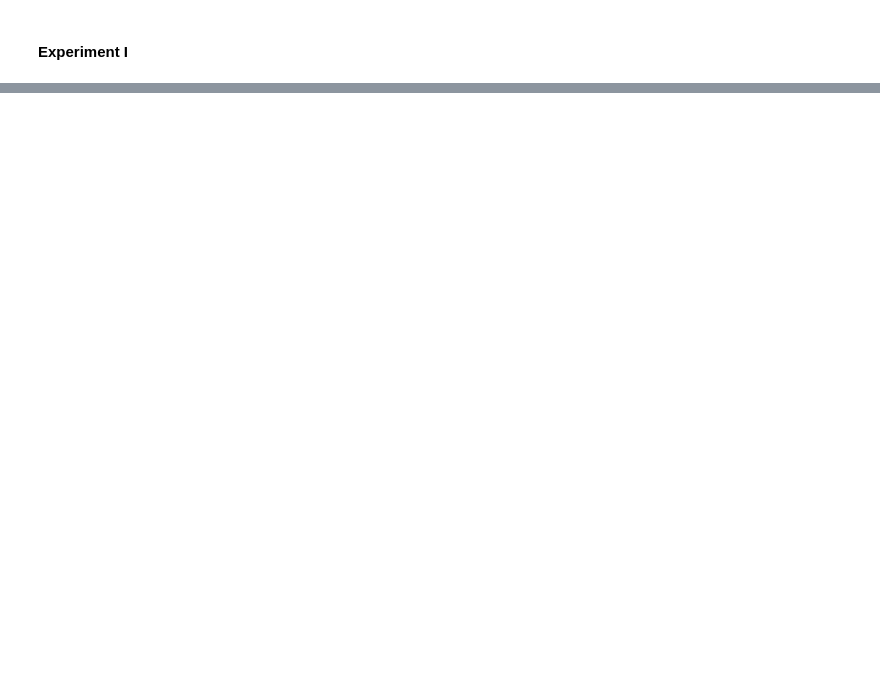
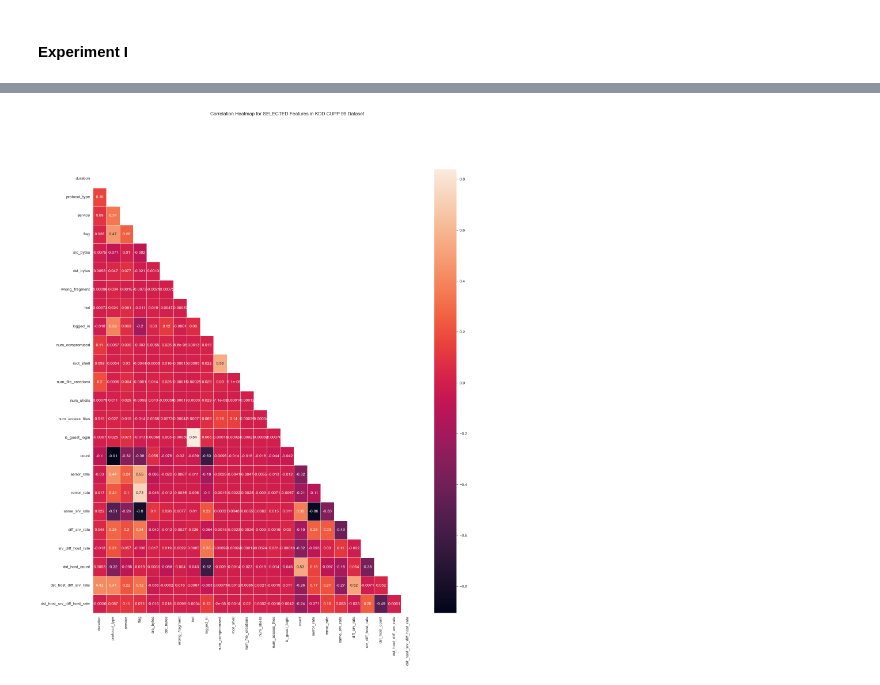
Before and after one commit to Anthony7703/research_project, a Jupyter notebook: ResearchProjectCodeImplemetation.ipynb, the cells around one changed output, grey strips where cells are left out. Cells and saved outputs as stored; diff of their text form; code cells hidden in the pictures; blank space fills up the shorter version.

```diff
--- a/ResearchProjectCodeImplemetation.ipynb
+++ b/ResearchProjectCodeImplemetation.ipynb
@@ -465,0 +503,37 @@ def perform_model_analysis(model, analysis_df_dict, dataset_key, model_name):
+# %%
+# This function estimate the correlation between features the in a given dataset and select feature with high correlation.
+# The correlation is said to be high if it is greater than the threshold argument given function. The function print out
+# features with high correlation and the estimated value while returning a list of features name that has been marked
+# high
+
+def estimate_correlation_to_select_highly_correlated_features(df, threshold):
+    column_names = set()
+    highly_corr_feature = dict()
+    correlation_matrix = df.corr()
+
+    for i in range(len(correlation_matrix.columns)):
+        for j in range(i):
+            computed_corr = correlation_matrix.iloc[i,j]
+            if computed_corr > threshold:
+                column_name = correlation_matrix.columns[i]
+                column_names.add(column_name)
+                highly_corr_feature[column_name] = computed_corr
+
+
+    print()
+    print()
+    print()
+    print("FEATURES WITH HIGH CORRELATION VALUES")
+    print("===================================================")
+    for key in highly_corr_feature.keys():
+        print()
+        print("{}: {}".format(key, highly_corr_feature[key]))
+        print()
+
+    print()
+    print()
+    print()
+    print()
+    print()
+    print()
+    return list(column_names)
@@ -1164,0 +1155,2 @@ UNSWNB15_Analysis_Summary_df
+# %%
+highly_correlation_kdd_cup_99_features = estimate_correlation_to_select_highly_correlated_features(features_kdd_cup_df, 0.90)
@@ -1164,0 +1195,3 @@ UNSWNB15_Analysis_Summary_df
+# %%
+highly_correlation_kdd_cup_99_features
+features_kdd_cup_df.drop(highly_correlation_kdd_cup_99_features, axis=1,  inplace = True)
@@ -1164,0 +1229,5 @@ UNSWNB15_Analysis_Summary_df
+# %%
+title = "Correlation Heatmap for SELECTED Features in {} Dataset".format(dataset_label_dict[kddcup99])
+show_correlation_heatmap_chart(features_kdd_cup_df, title)
+# %% [output]
+[figure, added]
```
Also changed, not shown: parts of 94 cells of this notebook.
